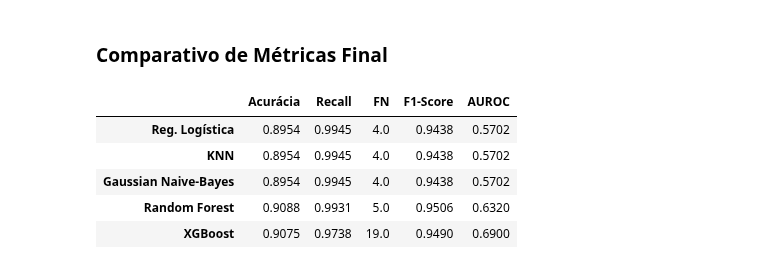
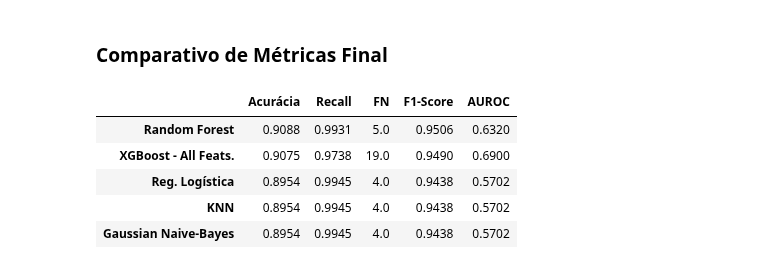
Before and after one commit to faustinothiagos/Project_Workshop_3_DS_Digital_House, a Jupyter notebook: workshop3.ipynb, the cells around one changed output. Drawn from its saved outputs; the diff is of its cells as text; code cells hidden in the pictures.

Commit message:
v19.1 - Comparativo final de métricas Sorted by Acurácia (XGBoost é mais confiável pois tem > AUC)

```diff
--- a/workshop3.ipynb
+++ b/workshop3.ipynb
@@ -1138,19 +1138,19 @@ comparativo_final_metricas.loc['Random Forest'] = [metrics.accuracy_score(y_test
                                                    rf_auc.round(4)
                                                    ]
 
-comparativo_final_metricas.loc['XGBoost'] = [metrics.accuracy_score(y_test_todas_feats, gridsearch_xgbclf.predict(X_test_todas_feats)).round(4),
+comparativo_final_metricas.loc['XGBoost - All Feats.'] = [metrics.accuracy_score(y_test_todas_feats, gridsearch_xgbclf.predict(X_test_todas_feats)).round(4),
                                              metrics.recall_score(y_test_todas_feats, gridsearch_xgbclf.predict(X_test_todas_feats)).round(4),
                                              metrics.confusion_matrix(y_test_todas_feats, gridsearch_xgbclf.predict(X_test_todas_feats))[1][0],
                                              metrics.f1_score(y_test_todas_feats, gridsearch_xgbclf.predict(X_test_todas_feats)).round(4),
                                              xg_auc.round(4)
                                              ]
 # %%
-comparativo_final_metricas.sort_values(by='Acurácia', ascending=False)
+comparativo_final_metricas = comparativo_final_metricas.sort_values(by='Acurácia', ascending=False)
 comparativo_final_metricas
 # %% [output]
 |  | Acurácia | Recall | FN | F1-Score | AUROC |
+| Random Forest | 0.9088 | 0.9931 | 5.0 | 0.9506 | 0.6320 |
+| XGBoost - All Feats. | 0.9075 | 0.9738 | 19.0 | 0.9490 | 0.6900 |
 | Reg. Logística | 0.8954 | 0.9945 | 4.0 | 0.9438 | 0.5702 |
 | KNN | 0.8954 | 0.9945 | 4.0 | 0.9438 | 0.5702 |
 | Gaussian Naive-Bayes | 0.8954 | 0.9945 | 4.0 | 0.9438 | 0.5702 |
-| Random Forest | 0.9088 | 0.9931 | 5.0 | 0.9506 | 0.6320 |
-| XGBoost | 0.9075 | 0.9738 | 19.0 | 0.9490 | 0.6900 |
```
